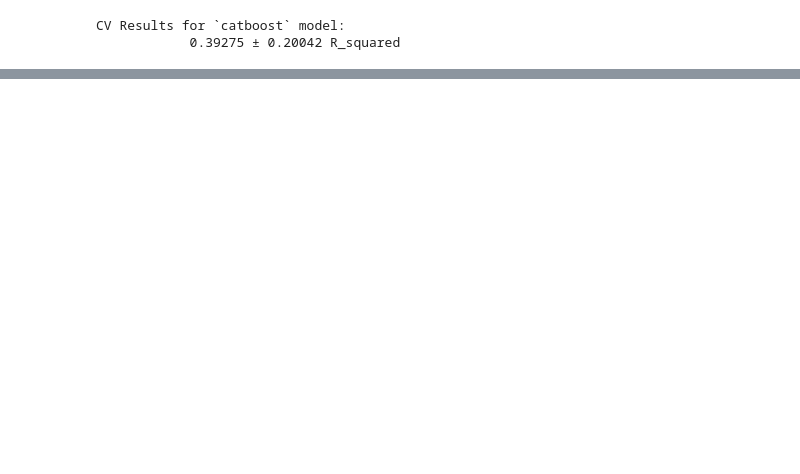
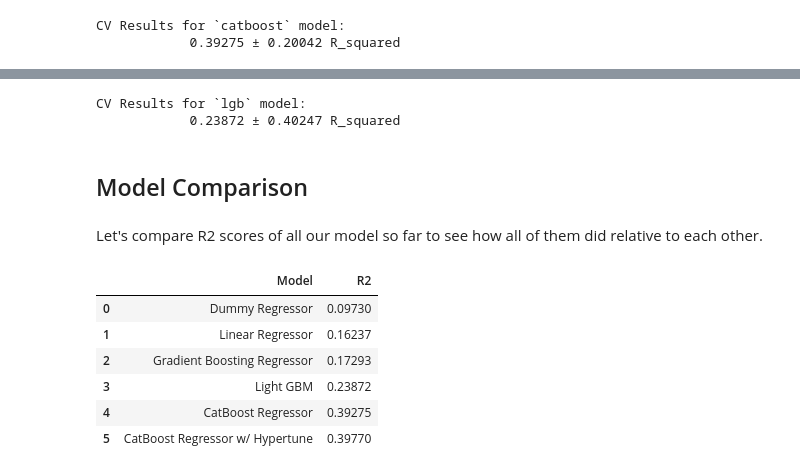
Before and after one commit to hanis-z/Snow-water-equivalent, a Jupyter notebook: src/Modeling.ipynb, the cells around one changed output, grey strips where cells are left out. Cells and saved outputs as stored; diff of their text form; code cells hidden in the pictures; blank space fills up the shorter version.

```diff
--- a/src/Modeling.ipynb
+++ b/src/Modeling.ipynb
@@ -503,0 +618,32 @@ CV Results for `catboost` model:
+# %%
+lgb_model.print_cv_summary()
+# %% [output]
+CV Results for `lgb` model:
+            0.23872 ± 0.40247 R_squared
+# %% [markdown]
+## Model Comparison
+# %% [markdown]
+Let's compare R2 scores of all our model so far to see how all of them did relative to each other.
+# %%
+# Create dictionary to save R2 scores
+
+R2={}
+R2['Dummy Regressor'] =  0.09730
+R2['Linear Regressor'] = 0.16237
+R2['Gradient Boosting Regressor'] = 0.17293
+R2['Light GBM'] = 0.23872
+R2['CatBoost Regressor'] = 0.39275
+R2['CatBoost Regressor w/ Hypertune'] = 0.39770
+
+R2 = pd.DataFrame.from_dict(R2,orient='index')
+R2 = R2.reset_index()
+R2 = R2.rename(columns={'index':'Model',0:'R2'})
+R2
+# %% [output]
+|  | Model | R2 |
+| 0 | Dummy Regressor | 0.09730 |
+| 1 | Linear Regressor | 0.16237 |
+| 2 | Gradient Boosting Regressor | 0.17293 |
+| 3 | Light GBM | 0.23872 |
+| 4 | CatBoost Regressor | 0.39275 |
+| 5 | CatBoost Regressor w/ Hypertune | 0.39770 |
```
Also changed, not shown: parts of 35 cells of this notebook, 11 other files.
